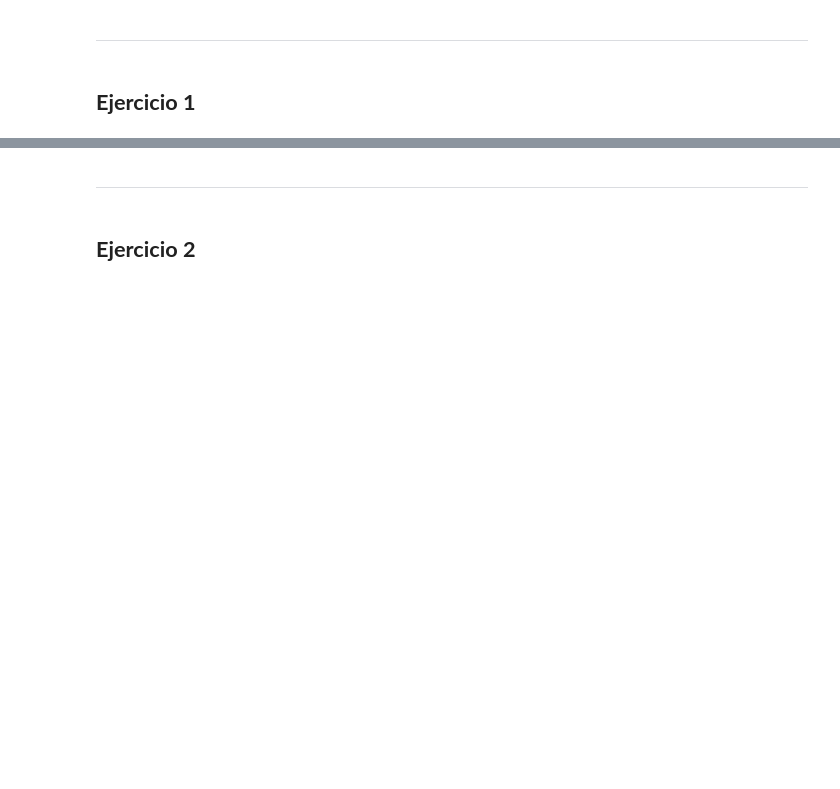
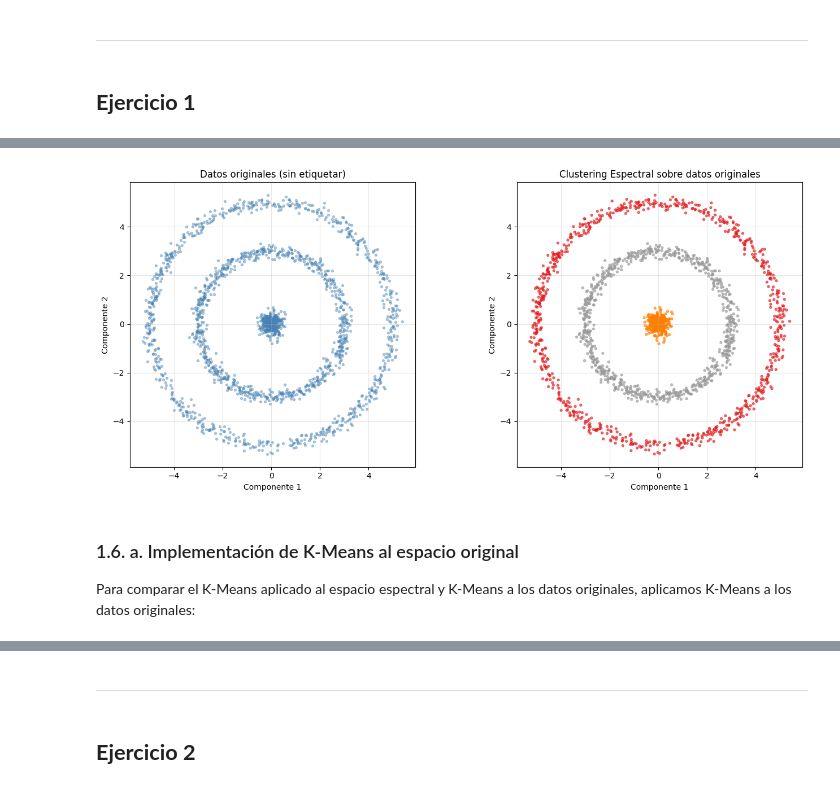
Before and after one commit to HeiderZapata/Applied-Math, a Jupyter notebook: Examen 2/Examen2-MatApl-Martinez-Zapata-Londono-Notebook.ipynb, the cells around one changed output, grey strips where cells are left out. Saved outputs shown, nothing was run; the diff lists cells and outputs as text; code cells hidden in the pictures; blank space fills up the shorter version.

Commit message:
Agrego punto 1 del examen bien comentado

```diff
--- a/Examen 2/Examen2-MatApl-Martinez-Zapata-Londono-Notebook.ipynb
+++ b/Examen 2/Examen2-MatApl-Martinez-Zapata-Londono-Notebook.ipynb
@@ -12,0 +281,20 @@
+# %%
+#K-Means sobre el embedding espectral Y
+kmeans_spectral = KMeans(
+    n_clusters=k,       # k=3
+    n_init=30,          # 30 inicializaciones distintas → para tomar la mejor
+    random_state=42     # semilla para reproducibilidad, 42 por convención pópular
+)
+labels_spectral = kmeans_spectral.fit_predict(Y)  # etiquetas para cada punto
+
+
+#Ahora verificando que los cluster di hiciesen la agrupación correcta, es decir, que los puntos que quedaron
+# en el mismo cluster tengan un radio similar (distancia al origen) y que los clusters tengan tamaños razonables.
+print(f"\nResultados del Clustering Espectral:")
+for c in range(k):
+    mask = labels_spectral == c
+    r_c = np.sqrt(df_array[mask,0]**2 + df_array[mask,1]**2)
+    print(f"   Cluster {c}: {mask.sum():4d} puntos | radio medio = {r_c.mean():.2f} ± {r_c.std():.2f}")
+
+print(f"\n   Inercia (suma de distancias² al centroide): {kmeans_spectral.inertia_:.4f}")
+print(f"Tipo de labels_spectral: {type(labels_spectral)}, su forma: {labels_spectral.shape}, valores únicos: {np.unique(labels_spectral)}")
@@ -12,0 +309,27 @@
+# %%
+fig, axes = plt.subplots(1, 2, figsize=(14, 6))
+
+# Panel izquierdo: datos originales sin etiquetar
+axes[0].scatter(df_array[:, 0], df_array[:, 1], c='steelblue', s=8, alpha=0.4)
+axes[0].set_title('Datos originales (sin etiquetar)')
+axes[0].set_xlabel('Componente 1')
+axes[0].set_ylabel('Componente 2')
+axes[0].set_aspect('equal')
+axes[0].grid(True, alpha=0.3)
+
+# Panel derecho: datos originales coloreados por cluster espectral
+axes[1].scatter(df_array[:, 0], df_array[:, 1], c=labels_spectral, cmap='Set1', s=8, alpha=0.6)
+axes[1].set_title('Clustering Espectral sobre datos originales')
+axes[1].set_xlabel('Componente 1')
+axes[1].set_ylabel('Componente 2')
+axes[1].set_aspect('equal')
+axes[1].grid(True, alpha=0.3)
+
+plt.tight_layout()
+plt.show()
+# %% [output]
+[figure, added]
+# %% [markdown]
+### 1.6. a. Implementación de K-Means al espacio original
+
+Para comparar el K-Means aplicado al espacio espectral y K-Means a los datos originales, aplicamos K-Means a los datos originales:
```
Also changed, not shown: parts of 27 cells of this notebook, 1 other file.
